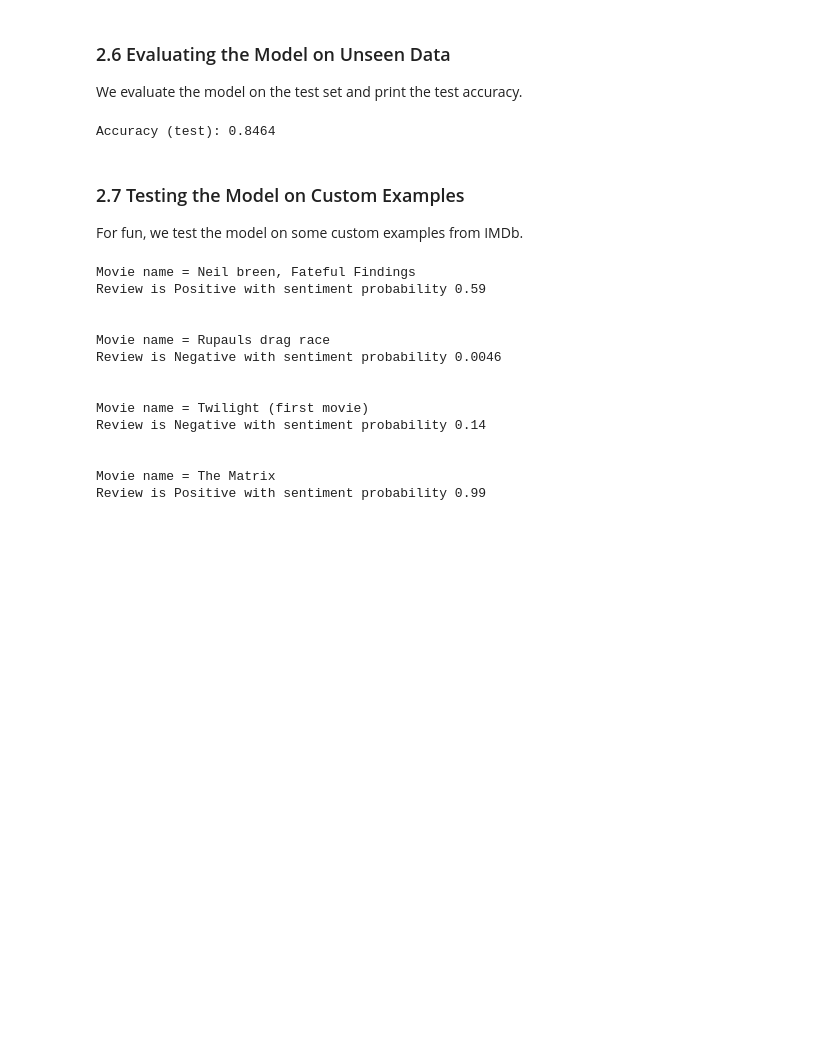
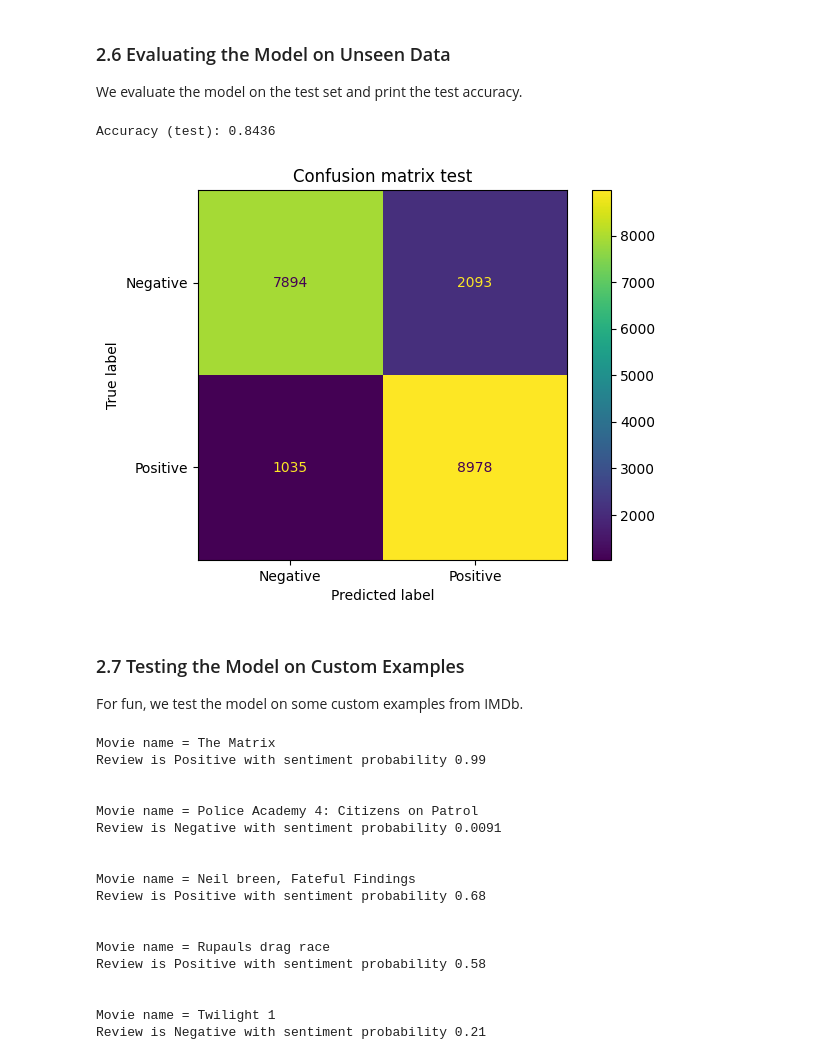
Before and after one commit to Freskoko/inf265_projects, a Jupyter notebook: assignments/src/project_3/01_encoder_sentiment_classifier/imdb_sentiment_encoder.ipynb, the cells around one changed output. Saved outputs shown, nothing was run; the diff lists cells and outputs as text; code cells hidden in the pictures; blank space fills up the shorter version.

Commit message:
save model, run more reviews, confusion matrix

```diff
--- a/assignments/src/project_3/01_encoder_sentiment_classifier/imdb_sentiment_encoder.ipynb
+++ b/assignments/src/project_3/01_encoder_sentiment_classifier/imdb_sentiment_encoder.ipynb
@@ -493,0 +496,2 @@ Epoch 3, Val Loss: 0.3434, Val Acc.: 0.8552
+# %%
+model_path = Path("models/01_sentiment_encoder.pt")
@@ -499,20 +534,49 @@ We evaluate the model on the test set and print the test accuracy.
 def evaluate_model(model, test_loader, pad_id):
     model.eval()
     correct, total = 0, 0
+    actual, pred = [], []
+
     with torch.no_grad():
         for sequences, labels in tqdm(test_loader):
             attention_mask = create_mask(sequences, pad_id)
             outputs = model(sequences, mask=attention_mask)
             predictions = (outputs > 0.5).float()
+
+            actual.extend(labels)
+            pred.extend(predictions)
+
             correct += (predictions == labels).sum().item()
-            total += labels.size(0)
-    return correct / total
 
-accuracy = evaluate_model(model, test_loader, PAD_ID)
+            total += labels.size(0) # build all total
+
+    return (correct / total), actual, pred
+
+accuracy, actual, pred = evaluate_model(loaded_model, test_loader, PAD_ID)
 print(f"Accuracy (test): {accuracy:.4f}")
-# TODO: CONFUSION MATRIX
 # %% [output]
-Accuracy (test): 0.8464
+Accuracy (test): 0.8436
+# %%
+labels={
+    0:"Negative",
+    1:"Positive"
+}
+
+actual_label = [labels[i.item()] for i in actual]
+pred_label = [labels[i.item()] for i in pred]
+# %%
+cm = confusion_matrix(actual_label,
+                      pred_label,
+                    )
+disp = ConfusionMatrixDisplay(
+    confusion_matrix=cm,
+    display_labels=["Negative","Positive"]
+)
+disp.plot()
+plt.savefig("figs/cf.png")
+plt.title("Confusion matrix test")
+plt.show()
+# %% [output]
+[figure, added]
 # %% [markdown]
 ### 2.7 Testing the Model on Custom Examples
 
@@ -542,17 +603,18 @@ def classify_review(review, model, tokenizer, pad_idx, cls_idx, max_length):
     return sentiment, prob
 # %%
 reviews = {
+    "The Matrix": "The timeless classic. This film doesn't age, it will be contemporary even in 2030 or 2040. Wachowski's best one, by far.",
+    "Police Academy 4: Citizens on Patrol" : "There is not much good about the movie. The acting is bad. The writing is vomitous. The characters are so lame that you just want to hit them over the head with a Black and Decker toaster oven. I don't know what happened here, but this movie sucks.",
     "Neil breen, Fateful Findings" : "In all seriousness this movie is only enjoyable if you have a group of friends and a large amount of alcohol. From the low production value, the plot that goes nowhere, and the performances that make the movie what it is... Filler. Yes this movie has been Memed the to hell and back but I enjoyed it for what it was. Can't say if I would watch this movie alone sober though..",
     "Rupauls drag race" : "Groundbreaking TV and total eye-candy",
-    "Twilight (first movie)" : "Catherine Hardwicke, please put the camera down. You have absolutely no talent and yes, it does bother me that your daughter does get into every movie you direct. This could've been the greatest film of 2008 but your filthy little hands seem to have gotten on my favorite author. First of all, why in the world is Bella as pale as the vampires? I get that she doesn't tan, but she does still have a pulse according to the book. (Maybe you should read it. I mean, it is just based on the written version of Twilight.) I felt as if I had not read the book, I would have no idea what was going on in the movie, which in my opinion, isn't how a movie should present itself. UGH! GET ME A NEW DIRECTOR!!",
-    "The Matrix": "The timeless classic. This film doesn't age, it will be contemporary even in 2030 or 2040. Wachowski's best one, by far."
+    "Twilight 1" : "Catherine Hardwicke, please put the camera down. You have absolutely no talent and yes, it does bother me that your daughter does get into every movie you direct. This could've been the greatest film of 2008 but your filthy little hands seem to have gotten on my favorite author. First of all, why in the world is Bella as pale as the vampires? I get that she doesn't tan, but she does still have a pulse according to the book. (Maybe you should read it. I mean, it is just based on the written version of Twilight.) I felt as if I had not read the book, I would have no idea what was going on in the movie, which in my opinion, isn't how a movie should present itself. UGH! GET ME A NEW DIRECTOR!!",
 }
 
 for movie_name, review in reviews.items():
     print(f"Movie name = {movie_name}")
     sent, prob = classify_review(
         review = review,
-        model = model,
+        model = loaded_model, # model
         tokenizer=tokenizer,
         pad_idx=PAD_ID,
         cls_idx=None,
@@ -561,17 +623,21 @@ for movie_name, review in reviews.items():
     print(f"Review is {sent} with sentiment probability {prob:.2}")
     print("\n")
 # %% [output]
+Movie name = The Matrix
+Review is Positive with sentiment probability 0.99
+
+
+Movie name = Police Academy 4: Citizens on Patrol
+Review is Negative with sentiment probability 0.0091
+
+
 Movie name = Neil breen, Fateful Findings
-Review is Positive with sentiment probability 0.59
+Review is Positive with sentiment probability 0.68
 
 
 Movie name = Rupauls drag race
-Review is Negative with sentiment probability 0.0046
+Review is Positive with sentiment probability 0.58
 
 
-Movie name = Twilight (first movie)
-Review is Negative with sentiment probability 0.14
-
-
-Movie name = The Matrix
-Review is Positive with sentiment probability 0.99
+Movie name = Twilight 1
+Review is Negative with sentiment probability 0.21
```
Also changed, not shown: parts of 5 cells of this notebook, 2 other files.
